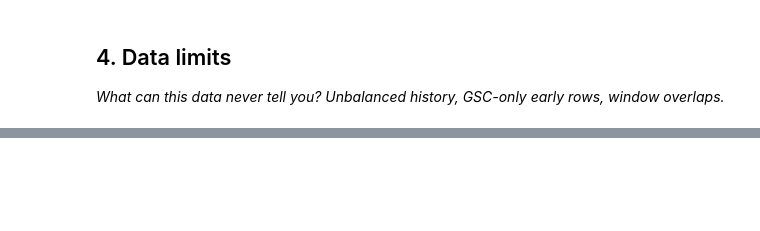
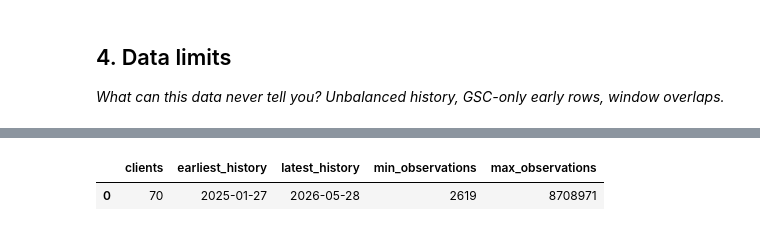
Before and after one commit to ShubhamSnSharma/flyrank-ml-internship, a Jupyter notebook: work/notebooks/w03_data_contract.ipynb, the cells around one changed output, grey strips where cells are left out. Cells and saved outputs as stored; diff of their text form; code cells hidden in the pictures; blank space fills up the shorter version.

```diff
--- a/work/notebooks/w03_data_contract.ipynb
+++ b/work/notebooks/w03_data_contract.ipynb
@@ -24,0 +223,24 @@ This skeleton is yours to fill. Work the sections **in order** — each one has
+# %%
+# Summarize the reporting history across all clients.
+
+con.execute(f"""
+SELECT
+    COUNT(DISTINCT client_hash_id) AS clients,
+    MIN(first_date) AS earliest_history,
+    MAX(first_date) AS latest_history,
+    MIN(observations) AS min_observations,
+    MAX(observations) AS max_observations
+FROM (
+    SELECT
+        client_hash_id,
+        MIN(report_date) AS first_date,
+        COUNT(*) AS observations
+    FROM read_parquet(
+        '{rel}/fact_content_daily_performance/**/*.parquet'
+    )
+    GROUP BY client_hash_id
+)
+""").df()
+# %% [output]
+|  | clients | earliest_history | latest_history | min_observations | max_observations |
+| 0 | 70 | 2025-01-27 | 2026-05-28 | 2619 | 8708971 |
```
Also changed, not shown: parts of 17 cells of this notebook.
